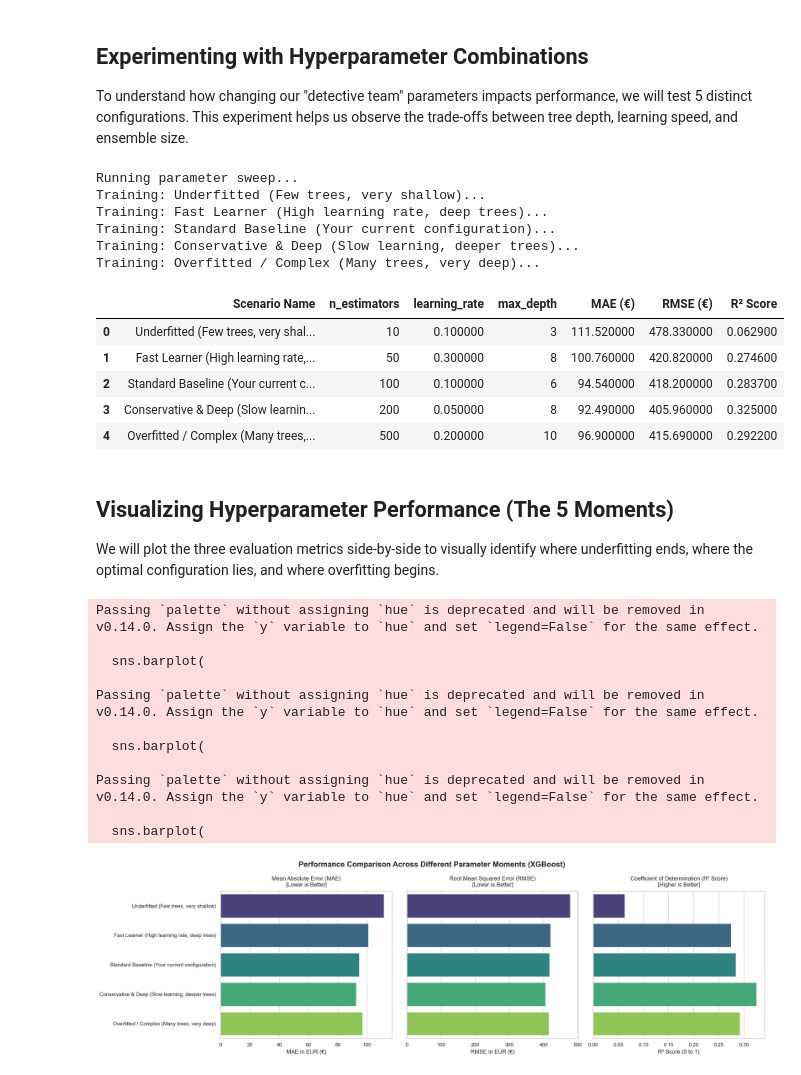
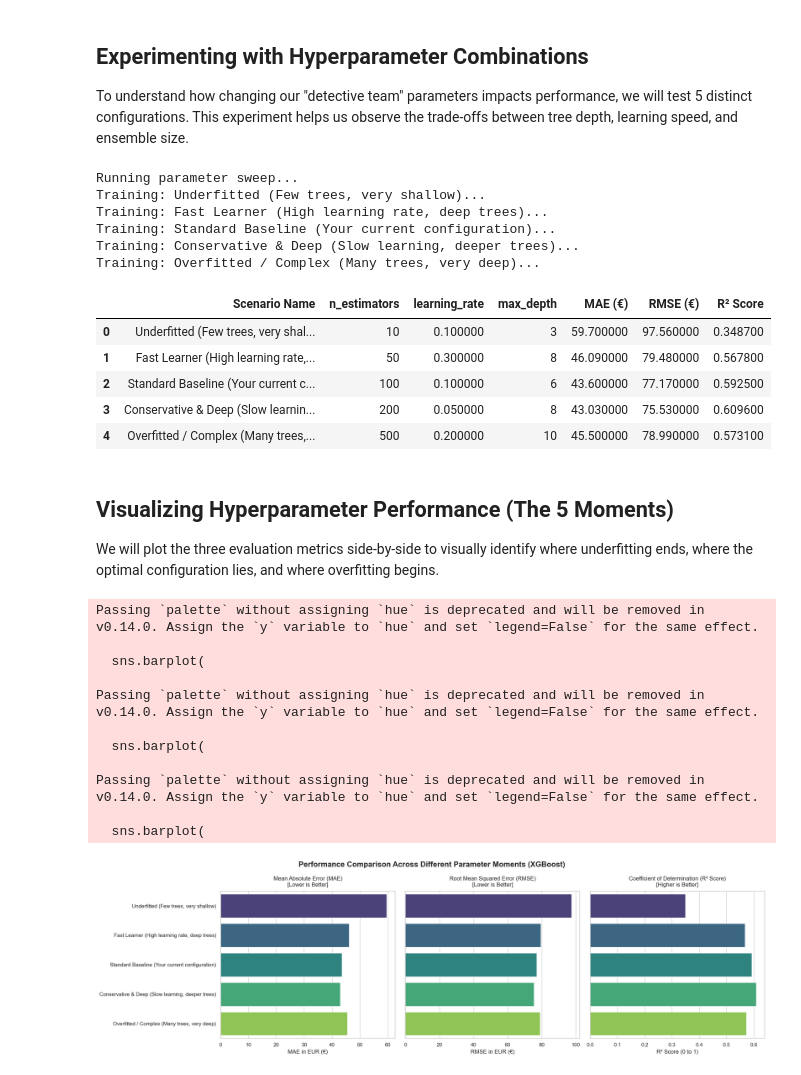
Before and after one commit to aantoo-cr/airbnb-rome-analysis, a Jupyter notebook: notebooks/08_XGBoost_model.ipynb, the cells around one changed output. Saved outputs shown, nothing was run; the diff lists cells and outputs as text; code cells hidden in the pictures.

```diff
--- a/notebooks/08_XGBoost_model.ipynb
+++ b/notebooks/08_XGBoost_model.ipynb
@@ -104,10 +105,13 @@ features that should not be used:
 # %%
-target = "price"
+df = pd.get_dummies(df, columns=["sentiment_label"], drop_first=True)
 
-features = [col for col in df.columns if col != target]
+df = df.dropna(subset=["price"])
 
-X = df[features]
-y = df[target]
+X = df.drop("price", axis=1)
+X = X.astype(float)
+y = df["price"]
 
-print(f"Number of features used for training: {len(features)}")
+print("X shape:", X.shape)
+print("y shape:", y.shape)
+print("Number of features:", X.shape[1])
 # %% [output]
@@ -297,27 +248,15 @@ xgb_model = xgb.XGBRegressor(
     n_jobs=-1
 )
 
+xgb_pipeline = Pipeline(steps=[
+    ("regressor", xgb_model)
+])
 
-xgb_pipeline = Pipeline(
-    steps=[
-        ("preprocessor", preprocessor),
-        ("regressor", xgb_model)
-    ]
-)
+xgb_pipeline.fit(X_train, y_train)
 
-
-xgb_pipeline.fit(
-    X_train,
-    y_train
-)
-
-
-print(
-    "Baseline XGBoost model trained successfully."
-)
+print("Baseline XGBoost model trained successfully.")
 
 y_pred = xgb_pipeline.predict(X_test)
-
 
 print("MAE:", mean_absolute_error(y_test, y_pred))
 print("RMSE:", np.sqrt(mean_squared_error(y_test, y_pred)))
@@ -675,7 +599,6 @@ print("Running parameter sweep...")
 for run in scenarios:
     print(f"Training: {run['name']}...")
 
-    # Initialize the specific model
     model = xgb.XGBRegressor(
         n_estimators=run["n_estimators"],
         learning_rate=run["learning_rate"],
@@ -684,52 +607,46 @@ for run in scenarios:
         n_jobs=-1
     )
 
-    # Re-use the preprocessing pipeline defined in previous cells
     pipeline = Pipeline(steps=[
-        ('preprocessor', preprocessor),
         ('regressor', model)
     ])
 
-    # Fit on training data
     pipeline.fit(X_train, y_train)
-
-    # Predict and calculate metrics on test data
     y_pred = pipeline.predict(X_test)
 
     mae = mean_absolute_error(y_test, y_pred)
     rmse = np.sqrt(mean_squared_error(y_test, y_pred))
     r2 = r2_score(y_test, y_pred)
 
-    # Store results
     results_list.append({
         "Scenario Name": run["name"],
         "n_estimators": run["n_estimators"],
         "learning_rate": run["learning_rate"],
         "max_depth": run["max_depth"],
         "MAE (€)": round(mae, 2),
         "RMSE (€)": round(rmse, 2),
         "R² Score": round(r2, 4)
     })
 
 # 3. Convert results to a pandas DataFrame for structured visualization
 df_results = pd.DataFrame(results_list)
 
 # Highlight the best scores (lowest MAE/RMSE and highest R²) for quick comparison
 df_results.style.highlight_min(subset=["MAE (€)", "RMSE (€)"], color="lightgreen") \
                   .highlight_max(subset=["R² Score"], color="lightgreen")
 # %% [output]
 Running parameter sweep...
 Training: Underfitted (Few trees, very shallow)...
 Training: Fast Learner (High learning rate, deep trees)...
 Training: Standard Baseline (Your current configuration)...
 Training: Conservative & Deep (Slow learning, deeper trees)...
 Training: Overfitted / Complex (Many trees, very deep)...
 |  | Scenario Name | n_estimators | learning_rate | max_depth | MAE (€) | RMSE (€) | R² Score |
-| 0 | Underfitted (Few trees, very shal... | 10 | 0.100000 | 3 | 111.520000 | 478.330000 | 0.062900 |
-| 1 | Fast Learner (High learning rate,... | 50 | 0.300000 | 8 | 100.760000 | 420.820000 | 0.274600 |
-| 2 | Standard Baseline (Your current c... | 100 | 0.100000 | 6 | 94.540000 | 418.200000 | 0.283700 |
-| 3 | Conservative & Deep (Slow learnin... | 200 | 0.050000 | 8 | 92.490000 | 405.960000 | 0.325000 |
-| 4 | Overfitted / Complex (Many trees,... | 500 | 0.200000 | 10 | 96.900000 | 415.690000 | 0.292200 |
+| 0 | Underfitted (Few trees, very shal... | 10 | 0.100000 | 3 | 59.700000 | 97.560000 | 0.348700 |
+| 1 | Fast Learner (High learning rate,... | 50 | 0.300000 | 8 | 46.090000 | 79.480000 | 0.567800 |
+| 2 | Standard Baseline (Your current c... | 100 | 0.100000 | 6 | 43.600000 | 77.170000 | 0.592500 |
+| 3 | Conservative & Deep (Slow learnin... | 200 | 0.050000 | 8 | 43.030000 | 75.530000 | 0.609600 |
+| 4 | Overfitted / Complex (Many trees,... | 500 | 0.200000 | 10 | 45.500000 | 78.990000 | 0.573100 |
 # %% [markdown]
 
 ## Visualizing Hyperparameter Performance (The 5 Moments)
@@ -804,4 +721,4 @@ Passing `palette` without assigning `hue` is deprecated and will be removed in v
 Passing `palette` without assigning `hue` is deprecated and will be removed in v0.14.0. Assign the `y` variable to `hue` and set `legend=False` for the same effect.
 
   sns.barplot(
-[figure, old version]
+[figure, new version]
```
Also changed, not shown: parts of 17 cells of this notebook, 7 other files.
